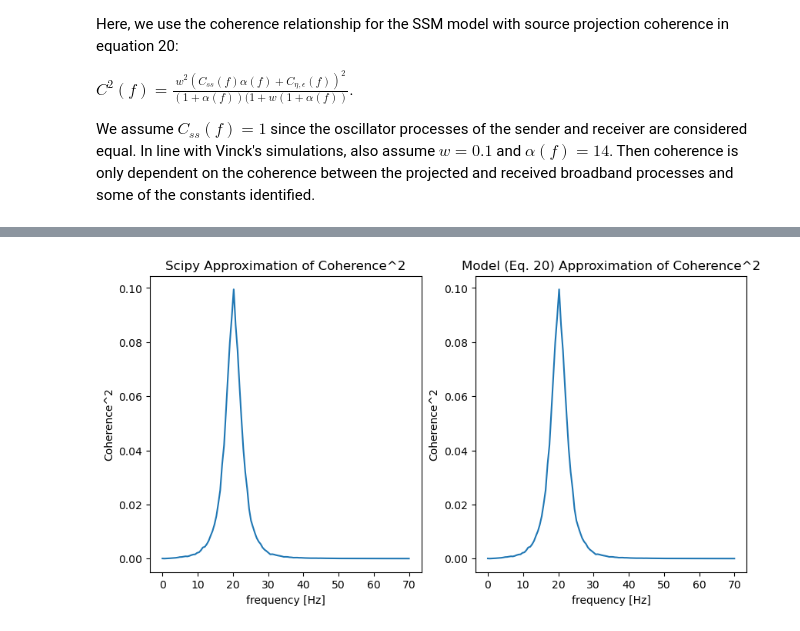
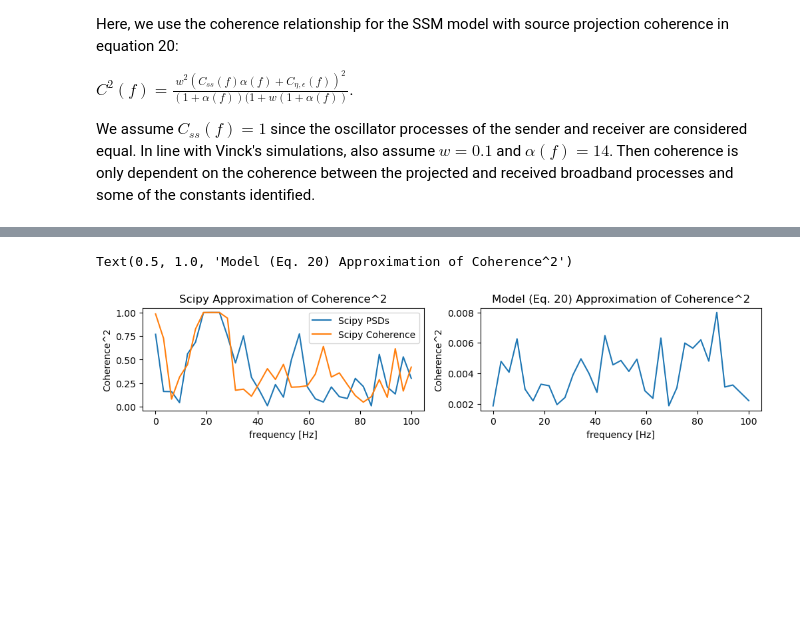
Before and after one commit to cyneuro/neuro_communication, a Jupyter notebook: Vinck2021_SSM_tutorial.ipynb, the cells around one changed output, grey strips where cells are left out. Drawn from its saved outputs; the diff is of its cells as text; code cells hidden in the pictures; blank space fills up the shorter version.

```diff
--- a/Vinck2021_SSM_tutorial.ipynb
+++ b/Vinck2021_SSM_tutorial.ipynb
@@ -193,7 +176,7 @@ def generate_sender_receiver(tstop, sampling_rate, SOS, freq_SOS, w, random_stat
 # Signal Check
 fig, ax = plt.subplots(2, 3, figsize = (20, 5))
 
-z1, z2, n1, n1_adjusted, alpha, freqs = generate_sender_receiver(TSTOP, SAMPLING_RATE, SOS, 20, W, random_state)
+z1, z2, n1, n1_adjusted, alpha, freqs = generate_sender_receiver(TSTOP, SAMPLING_RATE, SOS, 21, W, random_state)
 
 ax.flatten()[0].plot(z1)
 ax.flatten()[0].set_title("Sender")
@@ -539,7 +500,8 @@ ax[0].set_xlabel('frequency [Hz]')
 ax[0].set_ylabel('Coherence^2')
 ax[0].set_title('Model Approximation of Coherence^2')
 
-f_scipy, coh2_scipy = get_scipy_coherence2(TSTOP, SAMPLING_RATE, SOS, 20, W, random_state)
+z1, z2, n1, n1_adjusted, alpha, freqs = generate_sender_receiver(TSTOP, SAMPLING_RATE, SOS, 21, W, random_state)
+f_scipy, coh2_scipy = signal.coherence(z1, z2, fs=SAMPLING_RATE, nperseg=64)
 ax[1].plot(f_scipy, coh2_scipy)
 ax[1].set_xlabel('frequency [Hz]')
 ax[1].set_ylabel('Coherence^2')
@@ -606,9 +566,9 @@ Here, we assume that we take 10000 measurements, each 10 ms apart with the same
 # %%
 # Sender signal parameters
-sos = 14             # Sender Oscillation Strength
-w = 0.1               # connection weight between regions
-len_data = 100000      # Length of "timeseries"
-sampling_freq = 140   # Sampling frequency (100/sec)
+SOS = 14             # Sender Oscillation Strength
+W = 0.1               # connection weight between regions
+TSTOP = 1
+SAMPLING_FREQ = 200   # Sampling frequency (100/sec)
 gamma = 0.95          # Kept constant for all simulations
 
 
@@ -759,36 +726,54 @@ $C^2(f) = \frac{w^2(C_{ss}(f)\alpha(f) + C_{\eta, \epsilon}(f))^2}{(1 + \alpha(f
 
 We assume $C_{ss}(f) = 1$ since the oscillator processes of the sender and receiver are considered equal. In line with Vinck's simulations, also assume $w = 0.1$ and $\alpha(f) = 14$. Then coherence is only dependent on the coherence between the projected and received broadband processes and some of the constants identified.
 # %%
-# Using scipy to get C_osc and C_noise
-f, psd_z1noise = signal.welch(z1_noise, fs=sampling_freq)
-f, psd_z2noise = signal.welch(z2_noise, fs=sampling_freq)
-f, csd_z1z2noise = signal.csd(z1_noise, z2_noise, fs=sampling_freq)
-C_noise = csd_z1z2noise**2 / (psd_z1noise * psd_z2noise)
+def get_scipy_SP_coh(tstop, sampling_rate, SOS, freq_SOS, w, random_state, gamma):
+    # Uses scipy to get psd z1 and psd z2, and cross psd, then use coherence equation to get coherence.
+    z1, z2, n1, n2, s1, alpha, freqs = generate_SP_sender_receiver(tstop, sampling_rate, SOS, freq_SOS, w, random_state, gamma)
 
-f, psd_oscprocess1 = signal.welch(osc_process1, fs=sampling_freq)
-f, psd_offset1 = signal.welch(np.multiply(osc_process1, w), fs=sampling_freq)
-f, csd_osc_offset1 = signal.csd(osc_process1, np.multiply(osc_process1, w), fs=sampling_freq)
-C_osc = csd_osc_offset1 **2 / (psd_oscprocess1 * psd_offset1)
+    f, Z11 = signal.welch(z1, fs=sampling_freq, nperseg=64)
+    f, Z22 = signal.welch(z2, fs=sampling_freq, nperseg=64)
+    f, Z12 = signal.csd(z1, z2, fs=sampling_freq, nperseg=64)
 
-# Approximating coherence based on Z11, Z12, Z22
-Z12 = w * (C_osc * psd_z1_signal + C_noise * psd_z1_noise)
-psd_coh2 = Z12**2 / (psd_z1 * psd_z2)
+    psd_coh2 = np.abs(Z12)**2 / (Z11 * Z22)
+    return f, psd_coh2
 
-# Approximating coherence based on formula 20
-form_coh2 = []
-sos_series = psd_z1_signal / psd_z1_noise
-for i in range(len(f)):
-    coh2_val = (w**2 * (C_osc[i] * sos_series[i] + C_noise[i])**2) / ((1 + sos_series[i])*(1 + w*(1 + sos_series[i])))
-    form_coh2.append(coh2_val)
+
+def get_SP_coh(tstop, sampling_rate, SOS, freq_SOS, w, random_state, gamma):
+    z1, z2, n1, n2, s1, alpha, freqs = generate_SP_sender_receiver(tstop, sampling_rate, SOS, freq_SOS, w, random_state, gamma)
+
+    # Using scipy to get C_osc and C_noise
+    f, C_noise = signal.coherence(n1, n2, fs=sampling_freq, nperseg=64)
+    f, C_osc = signal.coherence(s1, np.multiply(s1, w), fs=sampling_freq, nperseg=64)
+
+    # Approximating coherence based on formula 20
+    interp_alpha = np.interp(x=f, xp=freqs, fp=alpha)
+    form_coh2 = (w**2 * (C_osc * interp_alpha + C_noise)**2) / ((1 + interp_alpha)*(1 + w*(1 + interp_alpha)))
+    return f, form_coh2
+
+
+
+# Approximating coherence with several methods
+z1, z2, n1_adjusted, z2n, s1, alpha, freqs = generate_SP_sender_receiver(TSTOP, SAMPLING_RATE, SOS, 21, W, random_state, gamma)
+
+# Scipy coherence function method
+f, coh2_scipy = signal.coherence(z1, z2, fs=sampling_freq, nperseg=64)
+
+# Scipy PSDs method
+f, coh2_scipy_psds = get_scipy_SP_coh(TSTOP, SAMPLING_RATE, SOS, 21, W, random_state, gamma)
+
+# Using the model approximation in equation 20.
+f, coh2 = get_SP_coh(TSTOP, SAMPLING_RATE, SOS, 21, W, random_state, gamma)
 
 # Plot!
-fig, ax = plt.subplots(nrows=1, ncols=2, figsize=(10,5))
-ax[0].plot(f, psd_coh2)
+fig, ax = plt.subplots(nrows=1, ncols=2, figsize=(12,2))
+ax[0].plot(f, coh2_scipy_psds, label="Scipy PSDs")
+ax[0].plot(f, coh2_scipy, label="Scipy Coherence")
 ax[0].set_xlabel('frequency [Hz]')
 ax[0].set_ylabel('Coherence^2')
+ax[0].legend()
 ax[0].set_title('Scipy Approximation of Coherence^2')
 
-ax[1].plot(f, form_coh2)
+ax[1].plot(f, coh2)
 ax[1].set_xlabel('frequency [Hz]')
 ax[1].set_ylabel('Coherence^2')
 ax[1].set_title('Model (Eq. 20) Approximation of Coherence^2')
@@ -797,2 +787,3 @@ Text(0.5, 1.0, 'Model (Eq. 20) Approximation of Coherence^2')
+Text(0.5, 1.0, 'Model (Eq. 20) Approximation of Coherence^2')
-[figure, old version]
+[figure, new version]
 # %% [markdown]
```
Also changed, not shown: parts of 21 cells of this notebook.
